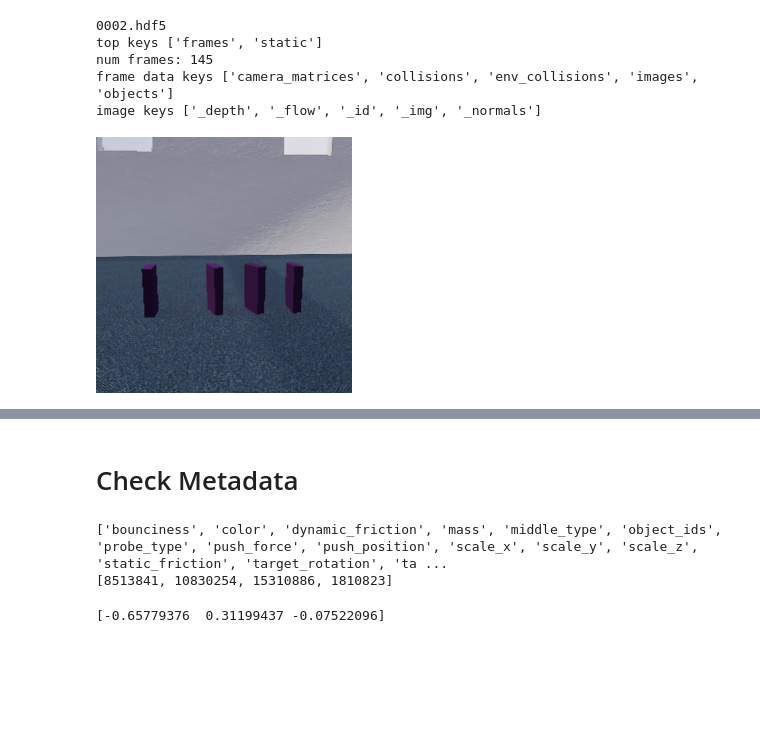
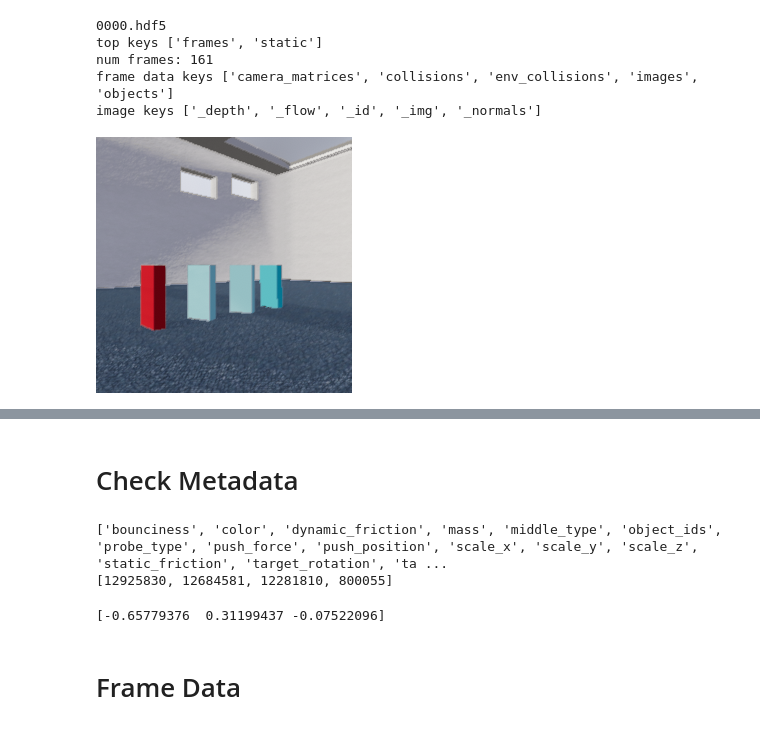
Before and after one commit to alters-mit/tdw_physics, a Jupyter notebook: notebooks/Dominoes_db011921.ipynb, the cells around one changed output, grey strips where cells are left out. Saved outputs shown, nothing was run; the diff lists cells and outputs as text; code cells hidden in the pictures; blank space fills up the shorter version.

```diff
--- a/notebooks/Dominoes_db011921.ipynb
+++ b/notebooks/Dominoes_db011921.ipynb
@@ -20,30 +22,30 @@ trials
 # %%
-TDW_DIR = trials[2]
-TNUM = 2
+TDW_DIR = trials[4]
+TNUM = 0
 FILE = "%04d.hdf5" % TNUM
 print(FILE)
 view_frame = 0
 f = h5py.File(os.path.join(TDW_DIR, FILE))
 
 # print the data structure
 print("top keys", [k for k in f.keys()])
 frames = f['frames']
 n_frames = len([k for k in frames.keys()])
 print("num frames: {}".format(n_frames))
 view_frame = np.minimum(view_frame, n_frames - 1)
 frame = frames["%04d" % (view_frame)]
 print("frame data keys", [k for k in frame.keys()])
 img = frame['images']
 print("image keys", [k for k in img.keys()])
 _img = Image.open(io.BytesIO(img["_img"][:]))
 _img
 # %% [output]
-0002.hdf5
+0000.hdf5
 top keys ['frames', 'static']
-num frames: 145
+num frames: 161
 frame data keys ['camera_matrices', 'collisions', 'env_collisions', 'images', 'objects']
 image keys ['_depth', '_flow', '_id', '_img', '_normals']
-[figure, old version]
+[figure, new version]
 # %%
 %matplotlib nbagg
 SAVE = True
@@ -93,10 +95,12 @@ obj_ids = [oid for oid in f['static']['object_ids']]
 print(obj_ids)
 # %% [output]
 ['bounciness', 'color', 'dynamic_friction', 'mass', 'middle_type', 'object_ids', 'probe_type', 'push_force', 'push_position', 'scale_x', 'scale_y', 'scale_z', 'static_friction', 'target_rotation', 'ta ...
-[8513841, 10830254, 15310886, 1810823]
+[12925830, 12684581, 12281810, 800055]
 # %%
 key = 'push_position'
 meta = f['static'][key]
 print(np.array(meta))
 # %% [output]
 [-0.65779376  0.31199437 -0.07522096]
+# %% [markdown]
+# Frame Data
```
Also changed, not shown: parts of 3 cells of this notebook, 2 other files.
